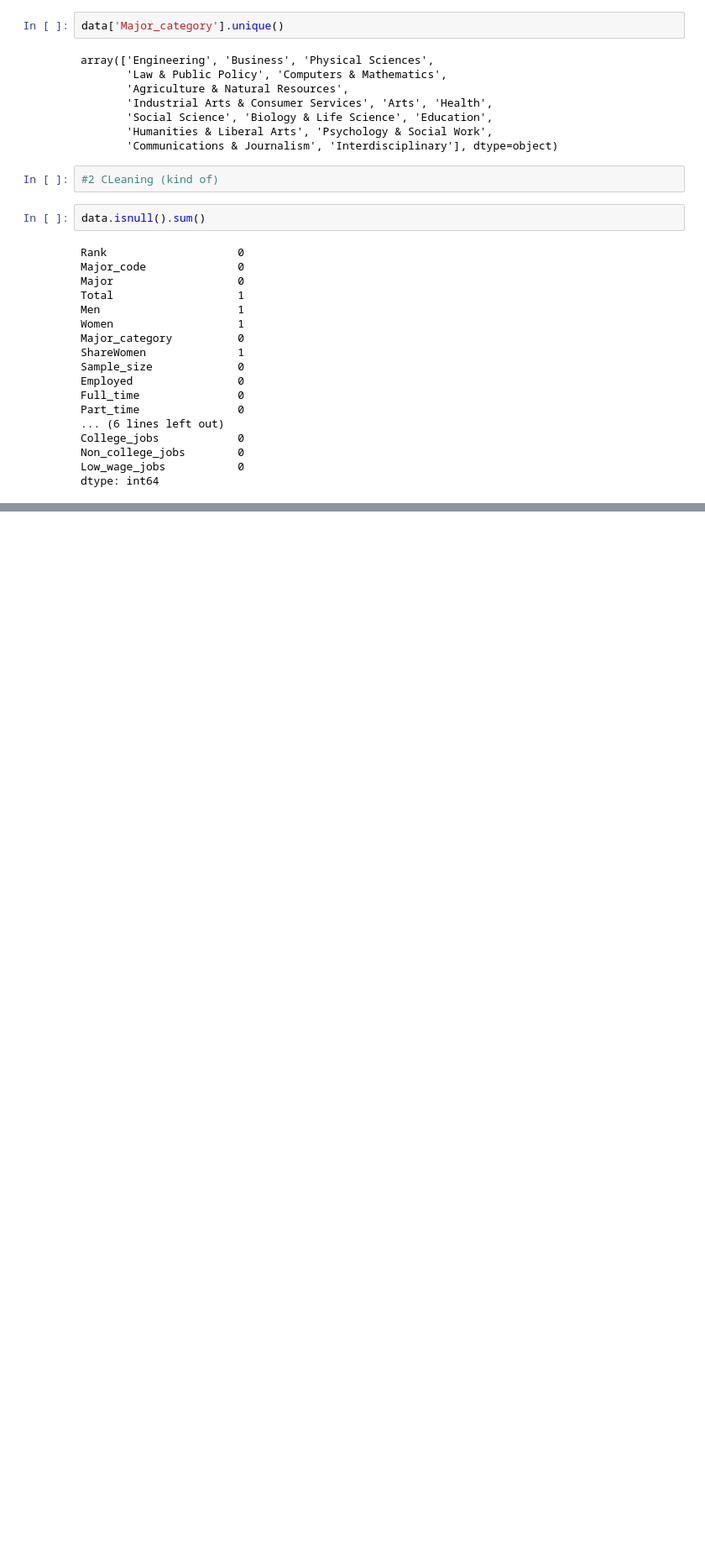
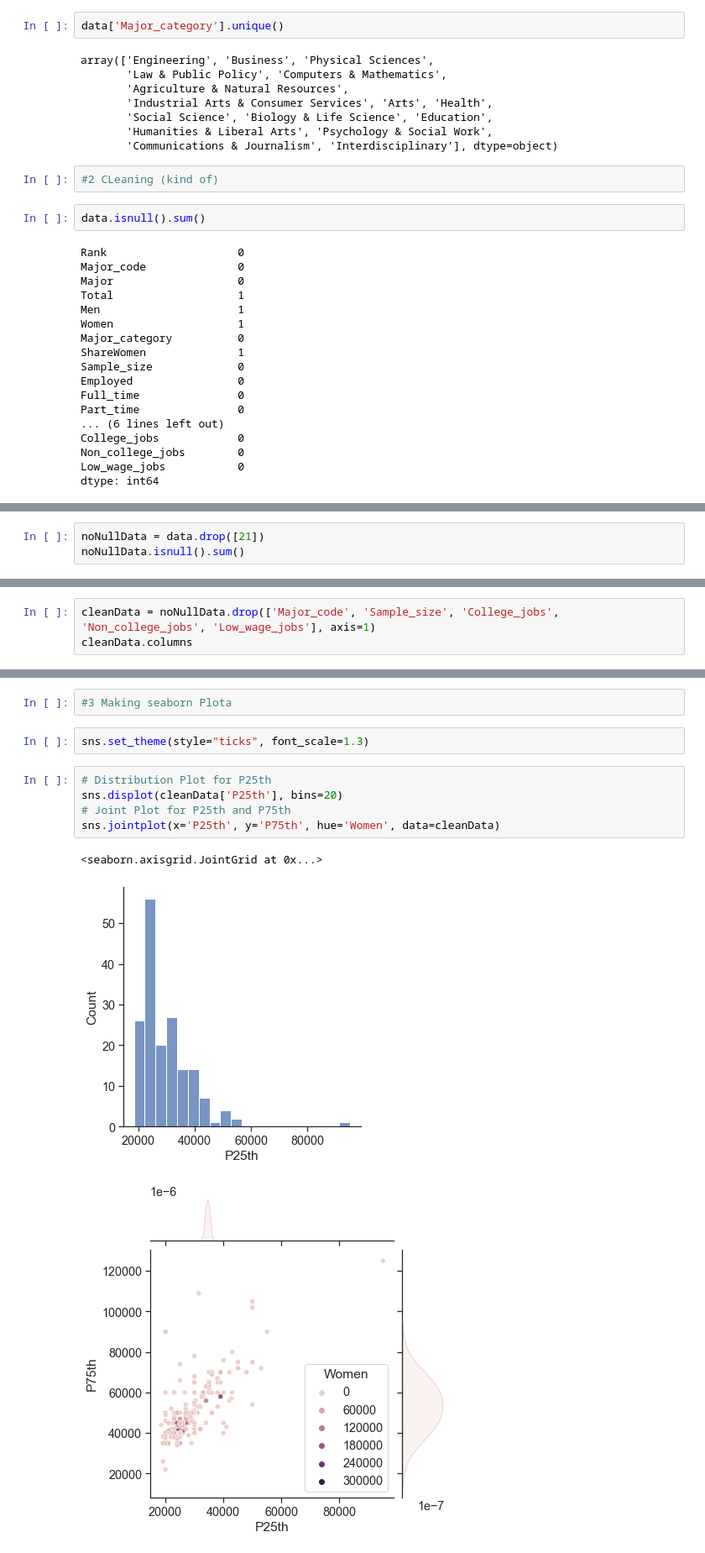
Before and after one commit to data301-2021-winter1/project-group02-project, a Jupyter notebook: notebooks/analysis1.ipynb, the cells around one changed output, grey strips where cells are left out. Shown at 84% size. Saved outputs shown, nothing was run; the diff lists cells and outputs as text; blank space fills up the shorter version.

Commit message:
Cleaned data and made some plots

```diff
--- a/notebooks/analysis1.ipynb
+++ b/notebooks/analysis1.ipynb
@@ -122,0 +135,3 @@ dtype: int64
+# %%
+noNullData = data.drop([21])
+noNullData.isnull().sum()
@@ -122,0 +156,3 @@ dtype: int64
+# %%
+cleanData = noNullData.drop(['Major_code', 'Sample_size', 'College_jobs', 'Non_college_jobs', 'Low_wage_jobs'], axis=1)
+cleanData.columns
@@ -122,0 +165,13 @@ dtype: int64
+# %%
+#3 Making seaborn Plota
+# %%
+sns.set_theme(style="ticks", font_scale=1.3)
+# %%
+# Distribution Plot for P25th
+sns.displot(cleanData['P25th'], bins=20)
+# Joint Plot for P25th and P75th
+sns.jointplot(x='P25th', y='P75th', hue='Women', data=cleanData)
+# %% [output]
+<seaborn.axisgrid.JointGrid at 0x...>
+[figure, added]
+[figure, added]
```
Also changed, not shown: parts of 7 cells of this notebook.
